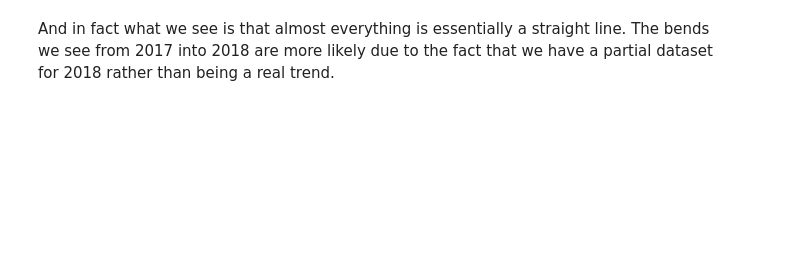
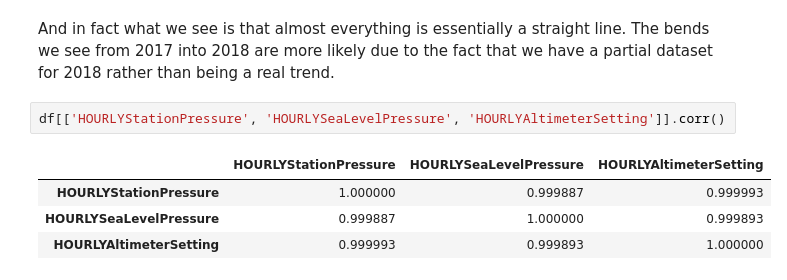
Before and after one commit to mikedelong/kaggle-workbooks, a Jupyter notebook: idlewild-airport-weather-eda.ipynb, the cells around one changed output. Drawn from its saved outputs; the diff is of its cells as text; blank space fills up the shorter version.

```diff
--- a/idlewild-airport-weather-eda.ipynb
+++ b/idlewild-airport-weather-eda.ipynb
@@ -68,3 +68,10 @@ express.line(data_frame=df[['year'] + hourly_columns].groupby(by='year').mean().
 [interactive output not drawn]
 # %% [markdown]
 And in fact what we see is that almost everything is essentially a straight line. The bends we see from 2017 into 2018 are more likely due to the fact that we have a partial dataset for 2018 rather than being a real trend.
+# %%
+df[['HOURLYStationPressure', 'HOURLYSeaLevelPressure', 'HOURLYAltimeterSetting']].corr()
+# %% [output]
+|  | HOURLYStationPressure | HOURLYSeaLevelPressure | HOURLYAltimeterSetting |
+| HOURLYStationPressure | 1.000000 | 0.999887 | 0.999993 |
+| HOURLYSeaLevelPressure | 0.999887 | 1.000000 | 0.999893 |
+| HOURLYAltimeterSetting | 0.999993 | 0.999893 | 1.000000 |
```
Also changed, not shown: parts of 3 cells of this notebook.
